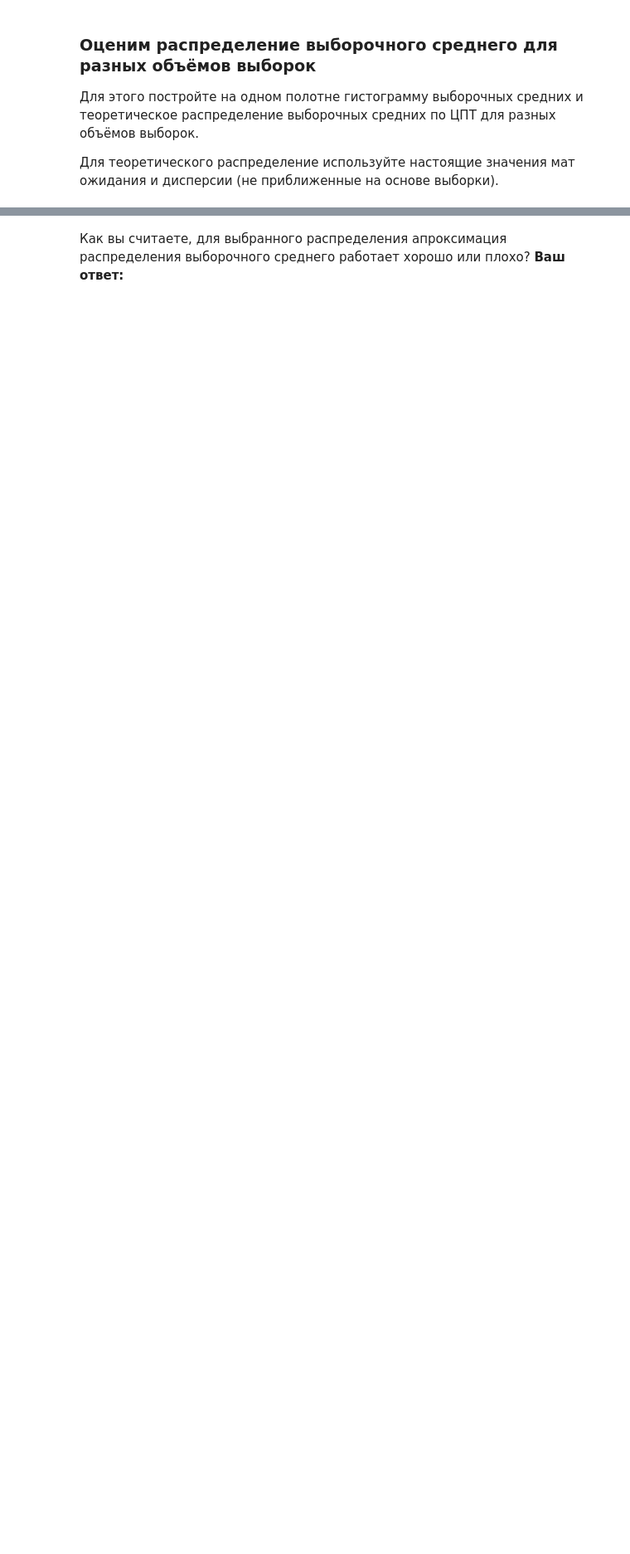
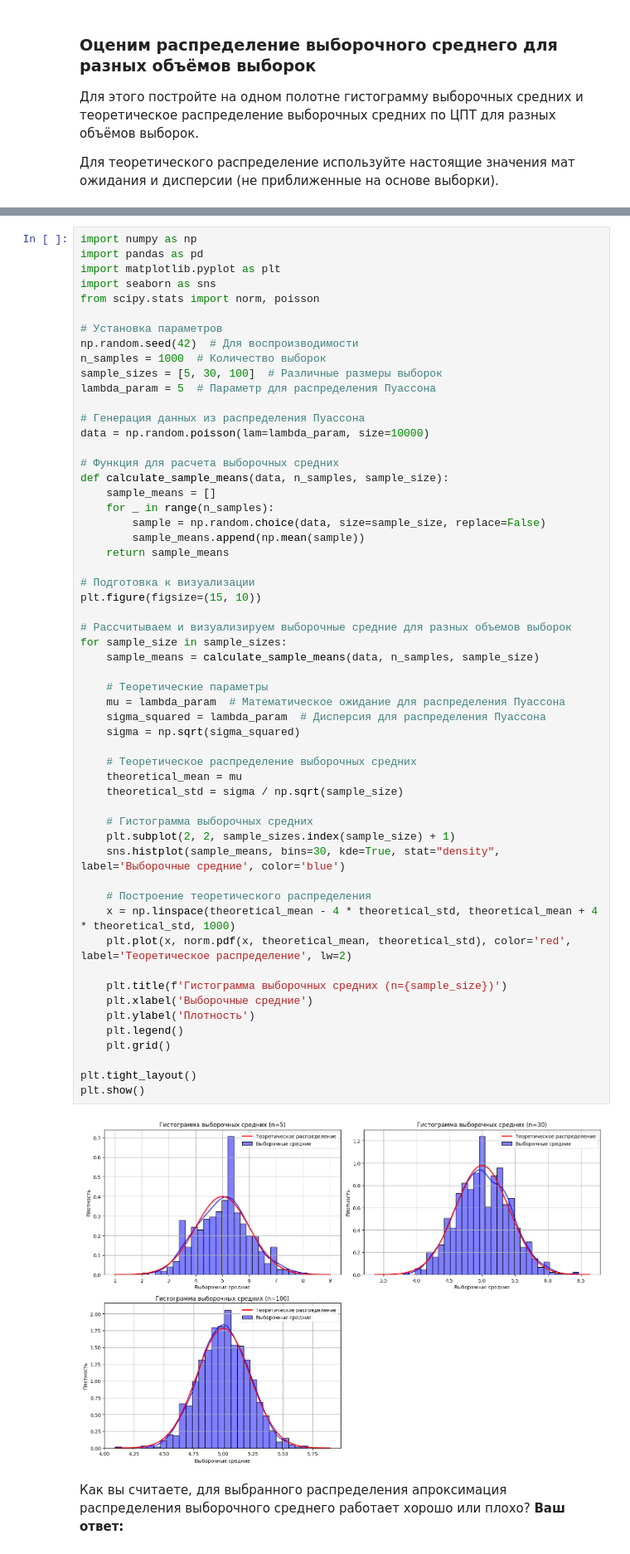
Before and after one commit to YuLa-GB/Python_DA, a Jupyter notebook: Практика_к_занятию_12-empty.ipynb, the cells around one changed output, grey strips where cells are left out. Shown: that part at 83% size. Drawn from its saved outputs; the diff is of its cells as text; blank space fills up the shorter version.

```diff
--- a/Практика_к_занятию_12-empty.ipynb
+++ b/Практика_к_занятию_12-empty.ipynb
@@ -113,3 +72,61 @@ plt.show()
+# %%
+import numpy as np
+import pandas as pd
+import matplotlib.pyplot as plt
+import seaborn as sns
+from scipy.stats import norm, poisson
+
+# Установка параметров
+np.random.seed(42)  # Для воспроизводимости
+n_samples = 1000  # Количество выборок
+sample_sizes = [5, 30, 100]  # Различные размеры выборок
+lambda_param = 5  # Параметр для распределения Пуассона
+
+# Генерация данных из распределения Пуассона
+data = np.random.poisson(lam=lambda_param, size=10000)
+
+# Функция для расчета выборочных средних
+def calculate_sample_means(data, n_samples, sample_size):
+    sample_means = []
+    for _ in range(n_samples):
+        sample = np.random.choice(data, size=sample_size, replace=False)
+        sample_means.append(np.mean(sample))
+    return sample_means
+
+# Подготовка к визуализации
+plt.figure(figsize=(15, 10))
+
+# Рассчитываем и визуализируем выборочные средние для разных объемов выборок
+for sample_size in sample_sizes:
+    sample_means = calculate_sample_means(data, n_samples, sample_size)
+
+    # Теоретические параметры
+    mu = lambda_param  # Математическое ожидание для распределения Пуассона
+    sigma_squared = lambda_param  # Дисперсия для распределения Пуассона
+    sigma = np.sqrt(sigma_squared)
+
+    # Теоретическое распределение выборочных средних
+    theoretical_mean = mu
+    theoretical_std = sigma / np.sqrt(sample_size)
+
+    # Гистограмма выборочных средних
+    plt.subplot(2, 2, sample_sizes.index(sample_size) + 1)
+    sns.histplot(sample_means, bins=30, kde=True, stat="density", label='Выборочные средние', color='blue')
+
+    # Построение теоретического распределения
+    x = np.linspace(theoretical_mean - 4 * theoretical_std, theoretical_mean + 4 * theoretical_std, 1000)
+    plt.plot(x, norm.pdf(x, theoretical_mean, theoretical_std), color='red', label='Теоретическое распределение', lw=2)
+
+    plt.title(f'Гистограмма выборочных средних (n={sample_size})')
+    plt.xlabel('Выборочные средние')
+    plt.ylabel('Плотность')
+    plt.legend()
+    plt.grid()
+
+plt.tight_layout()
+plt.show()
+# %% [output]
+[figure, added]
 # %% [markdown]
 Как вы считаете, для выбранного распределения апроксимация распределения выборочного среднего работает хорошо или плохо?
 **Ваш ответ:**
```
Also changed, not shown: parts of 8 cells of this notebook.
